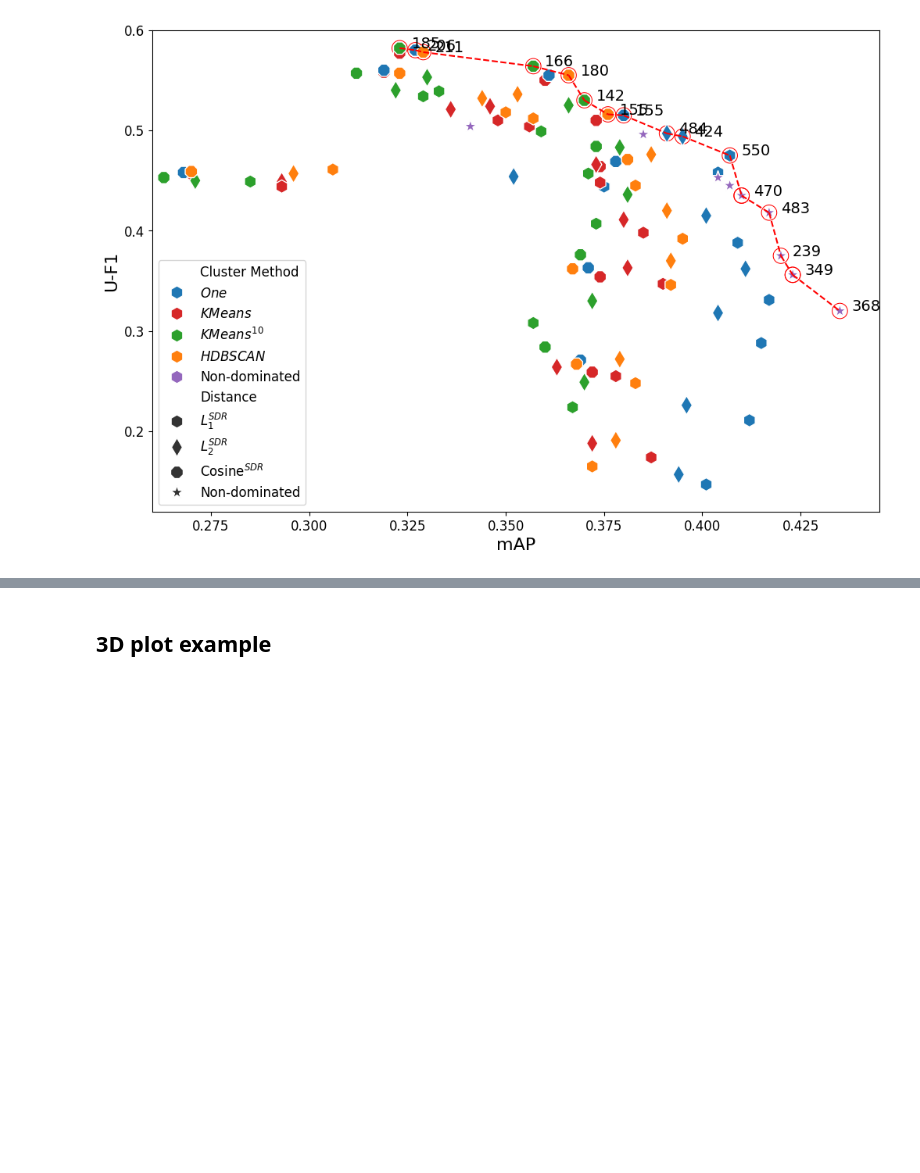
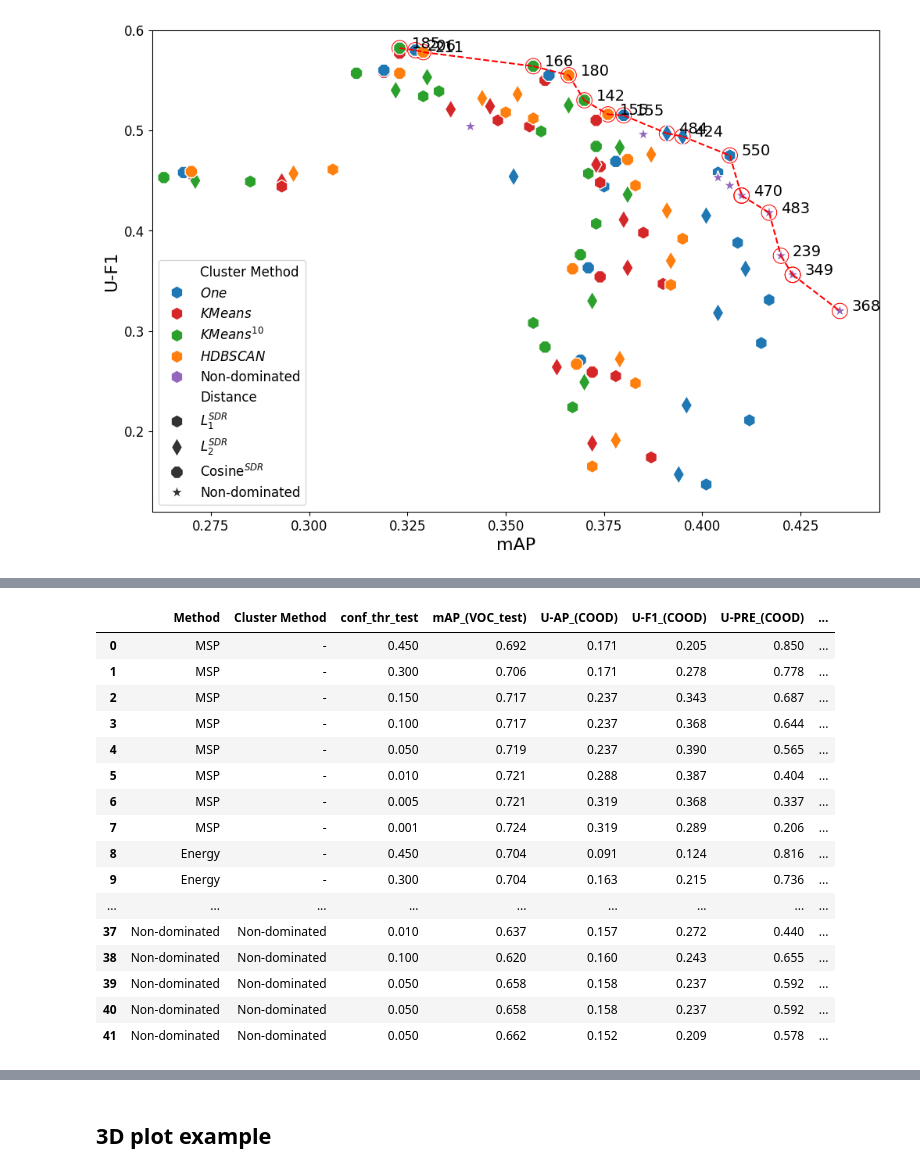
Before and after one commit to aitor-martinez-seras/OoD_in_Object_Detection, a Jupyter notebook: process_results.ipynb, the cells around one changed output, grey strips where cells are left out. Drawn from its saved outputs; the diff is of its cells as text; code cells hidden in the pictures; blank space fills up the shorter version.

```diff
--- a/process_results.ipynb
+++ b/process_results.ipynb
@@ -540,0 +712,18 @@ plt.show()
+# %%
+# Obtain the SDR results
+folders_to_consider = [
+    Path("results/logits_methods")
+]
+df = convert_list_of_paths_into_df(folders_to_consider)
+df.reset_index(drop=True, inplace=True)
+df_final = format_df(df, columns_to_keep=FINAL_COLUMNS_WITH_CONF_THR)
+
+# Change the column name cluster_method to Cluster Method and Method to Distance
+df_final = df_final.rename(columns={'cluster_method': 'Cluster Method'})
+
+# Obtain the non-dominated points with info about the distance metric and cluster method
+df_final = pd.concat([df_final, df_non_dominated_all_cluster_methods_no_names]).reset_index(drop=True)
+
+print(df_final['Method'].unique())
+print(df_final['Cluster Method'].unique())
+df_final.head()
@@ -540,0 +740,20 @@ plt.show()
+# %%
+df_final
+# %% [output]
+|  | Method | Cluster Method | conf_thr_test | mAP_(VOC_test) | U-AP_(COOD) | U-F1_(COOD) | U-PRE_(COOD) | ... |
+| 0 | MSP | - | 0.450 | 0.692 | 0.171 | 0.205 | 0.850 | ... |
+| 1 | MSP | - | 0.300 | 0.706 | 0.171 | 0.278 | 0.778 | ... |
+| 2 | MSP | - | 0.150 | 0.717 | 0.237 | 0.343 | 0.687 | ... |
+| 3 | MSP | - | 0.100 | 0.717 | 0.237 | 0.368 | 0.644 | ... |
+| 4 | MSP | - | 0.050 | 0.719 | 0.237 | 0.390 | 0.565 | ... |
+| 5 | MSP | - | 0.010 | 0.721 | 0.288 | 0.387 | 0.404 | ... |
+| 6 | MSP | - | 0.005 | 0.721 | 0.319 | 0.368 | 0.337 | ... |
+| 7 | MSP | - | 0.001 | 0.724 | 0.319 | 0.289 | 0.206 | ... |
+| 8 | Energy | - | 0.450 | 0.704 | 0.091 | 0.124 | 0.816 | ... |
+| 9 | Energy | - | 0.300 | 0.704 | 0.163 | 0.215 | 0.736 | ... |
+| ... | ... | ... | ... | ... | ... | ... | ... | ... |
+| 37 | Non-dominated | Non-dominated | 0.010 | 0.637 | 0.157 | 0.272 | 0.440 | ... |
+| 38 | Non-dominated | Non-dominated | 0.100 | 0.620 | 0.160 | 0.243 | 0.655 | ... |
+| 39 | Non-dominated | Non-dominated | 0.050 | 0.658 | 0.158 | 0.237 | 0.592 | ... |
+| 40 | Non-dominated | Non-dominated | 0.050 | 0.658 | 0.158 | 0.237 | 0.592 | ... |
+| 41 | Non-dominated | Non-dominated | 0.050 | 0.662 | 0.152 | 0.209 | 0.578 | ... |
```
Also changed, not shown: parts of 15 cells of this notebook, 1 other file.
